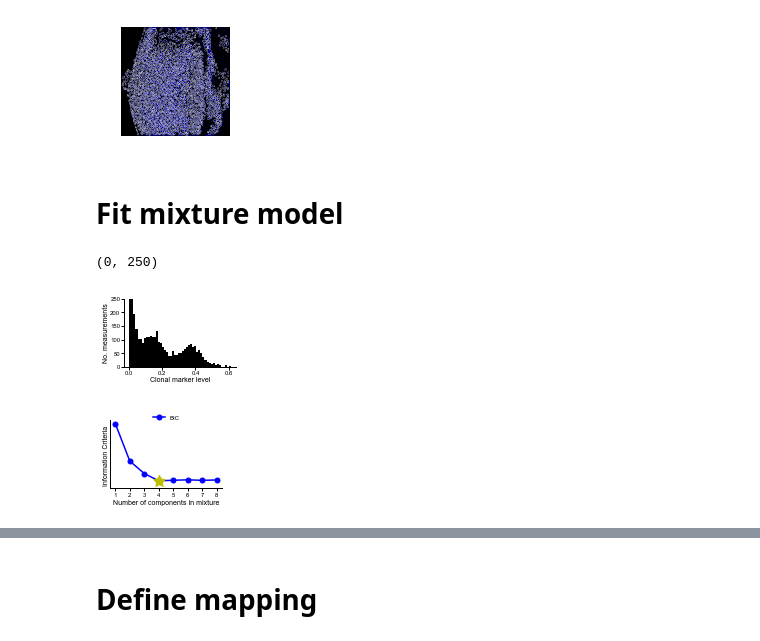
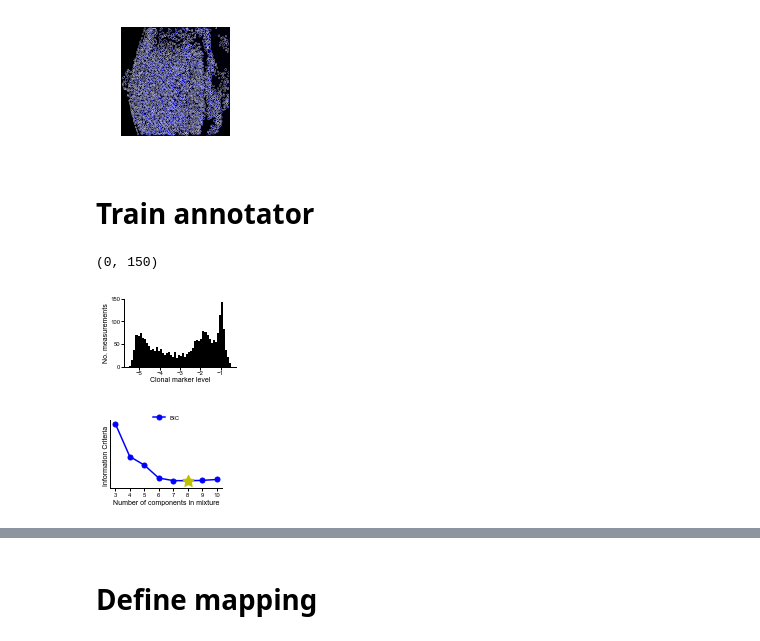
Before and after one commit to sbernasek/flyqma, a Jupyter notebook: notebooks/figures/figure_5.ipynb, the cells around one changed output, grey strips where cells are left out. Drawn from its saved outputs; the diff is of its cells as text; code cells hidden in the pictures.

```diff
--- a/notebooks/figures/figure_5.ipynb
+++ b/notebooks/figures/figure_5.ipynb
@@ -49,19 +48,20 @@ savefig(fig1, 'segmentation')
 # %% [output]
 [figure]
 [figure]
-# %% [markdown]
-# Fit mixture model
+# %% [markdown]
+# Train annotator
 # %%
 rfp_levels = measurements.r
 # %%
 fig, ax = plt.subplots(figsize=(2, 1.25))
-_ = ax.hist(rfp_levels, bins=50, color='k')
+_ = ax.hist(np.log(rfp_levels), bins=50, color='k')
 ax.spines['top'].set_visible(False)
 ax.spines['right'].set_visible(False)
 ax.set_ylabel('No. measurements')
 ax.set_xlabel('Clonal marker level')
-ax.set_ylim(0, 250)
-#savefig(fig, 'clonal_marker_histogram_linear')
+ax.set_ylim(0, 150)
+
+#savefig(fig, 'clonal_marker_histogram_log')
 # %% [output]
-(0, 250)
+(0, 150)
-[figure, old version]
+[figure, new version]
@@ -68,7 +75,6 @@ ax.set_ylim(0, 250)
 # %%
-# model selection
-selector = ModelSelection(rfp_levels, classify_on='r', min_num_components=1, max_num_components=8, crop=False)
 fig = selector.plot_information_criteria(aic=False, figsize=(2, 1.25))
+
 #savefig(fig, 'model_selection')
 # %% [output]
-[figure, old version]
+[figure, new version]
```
Also changed, not shown: parts of 30 cells of this notebook, 25 other files.
